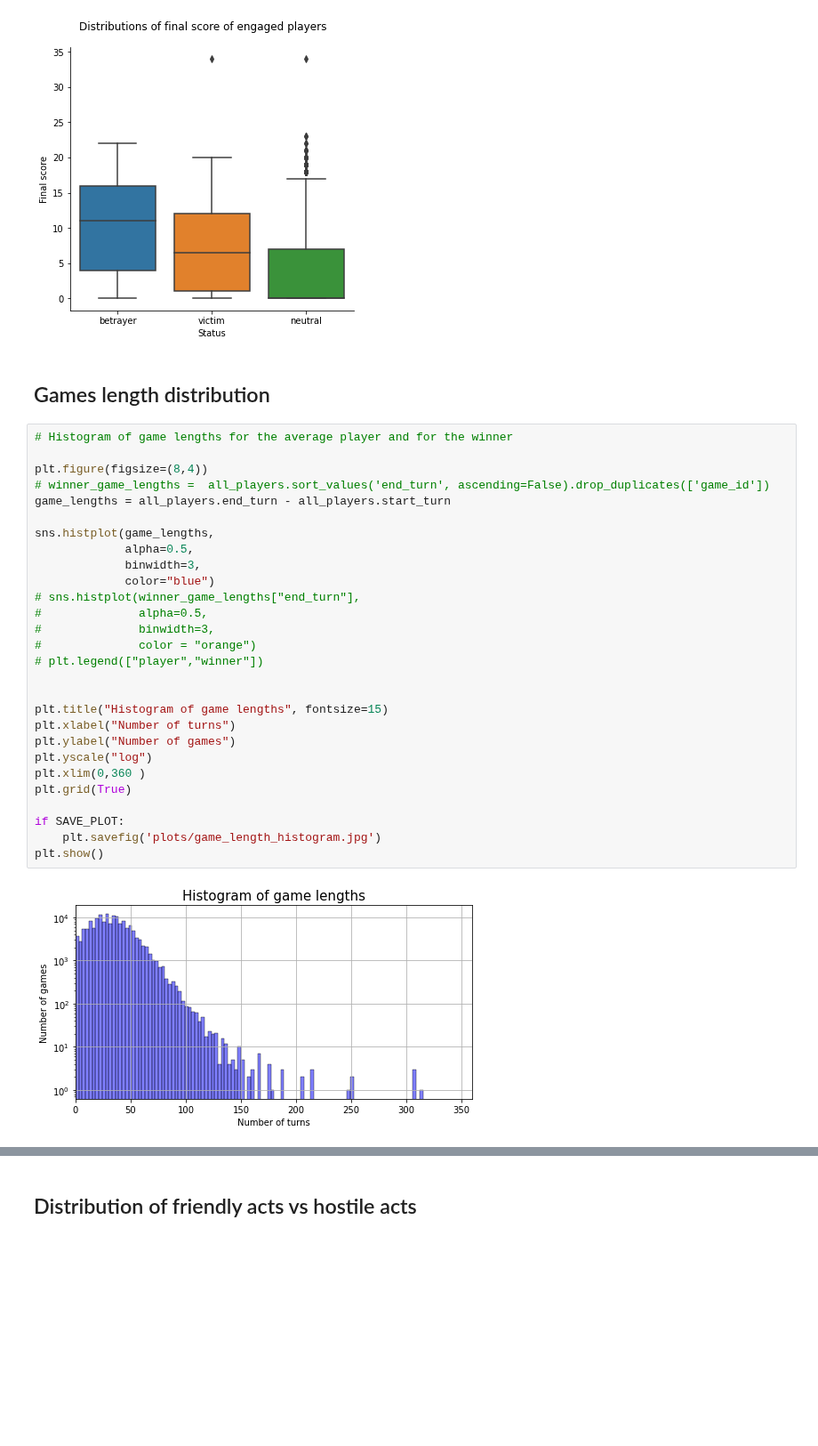
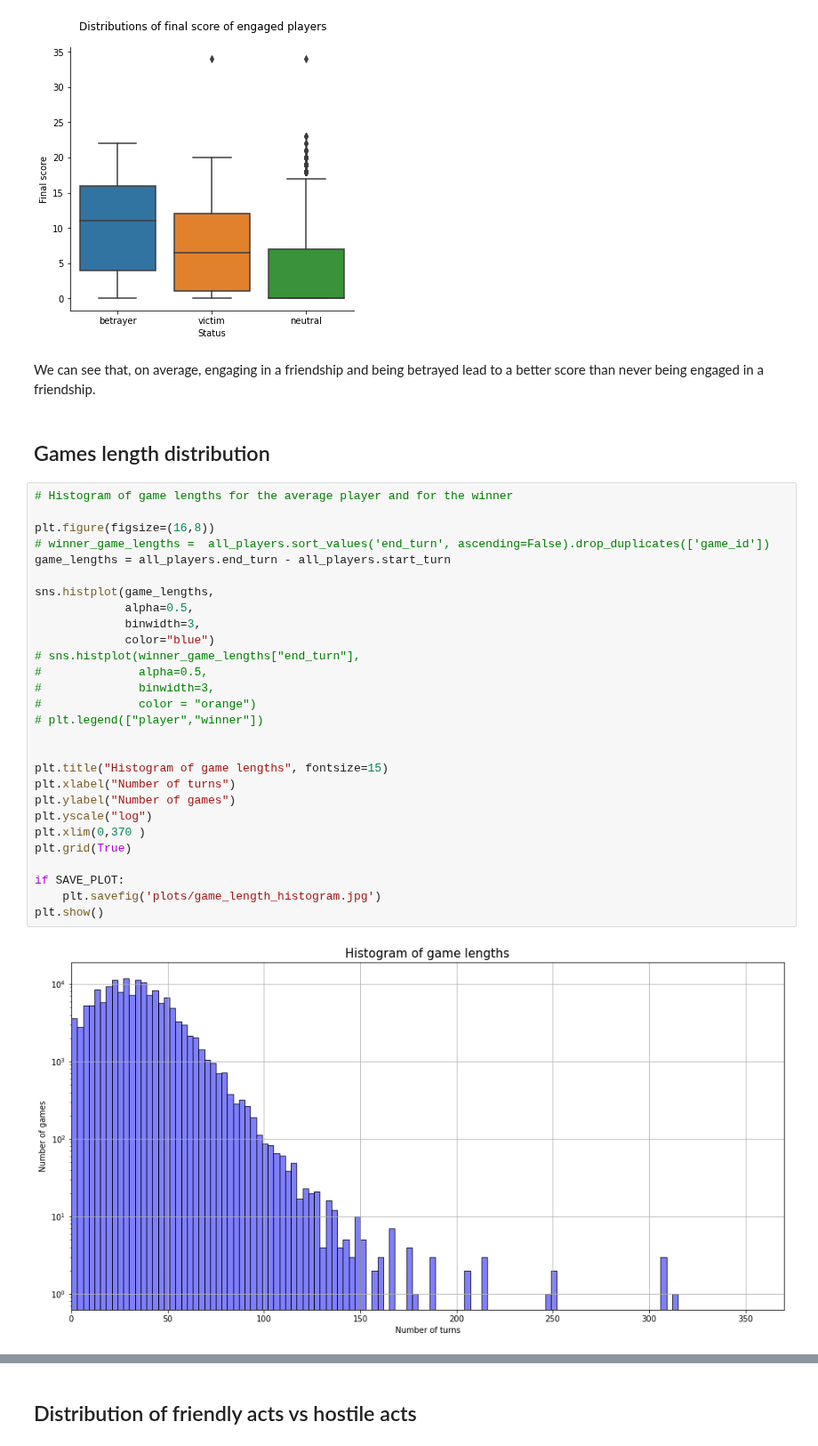
Before and after one commit to epfl-ada/ada-2020-project-milestone-p3-p3_chic, a Jupyter notebook: p4.ipynb, the cells around one changed output, grey strips where cells are left out. Shown at 89% size. Saved outputs shown, nothing was run; the diff lists cells and outputs as text; blank space fills up the shorter version.

Commit message:
added text to plots

```diff
--- a/p4.ipynb
+++ b/p4.ipynb
@@ -1476,35 +1479,37 @@ if SAVE_PLOT:
     plt.savefig('plots/distribution_score.jpg')
 # %% [output]
 [figure]
+# %% [markdown]
+We can see that, on average, engaging in a friendship and being betrayed lead to a better score than never being engaged in a friendship.
 # %% [markdown]
 ## Games length distribution
 # %%
 # Histogram of game lengths for the average player and for the winner
 
-plt.figure(figsize=(8,4))
+plt.figure(figsize=(16,8))
 # winner_game_lengths =  all_players.sort_values('end_turn', ascending=False).drop_duplicates(['game_id'])
 game_lengths = all_players.end_turn - all_players.start_turn
 
 sns.histplot(game_lengths,
              alpha=0.5,
              binwidth=3,
              color="blue")
 # sns.histplot(winner_game_lengths["end_turn"],
 #              alpha=0.5,
 #              binwidth=3,
 #              color = "orange")
 # plt.legend(["player","winner"])
 
 
 plt.title("Histogram of game lengths", fontsize=15)
 plt.xlabel("Number of turns")
 plt.ylabel("Number of games")
 plt.yscale("log")
-plt.xlim(0,360 )
+plt.xlim(0,370 )
 plt.grid(True)
 
 if SAVE_PLOT:
     plt.savefig('plots/game_length_histogram.jpg')
 plt.show()
 # %% [output]
-[figure, old version]
+[figure, new version]
```
Also changed, not shown: parts of 13 cells of this notebook.
